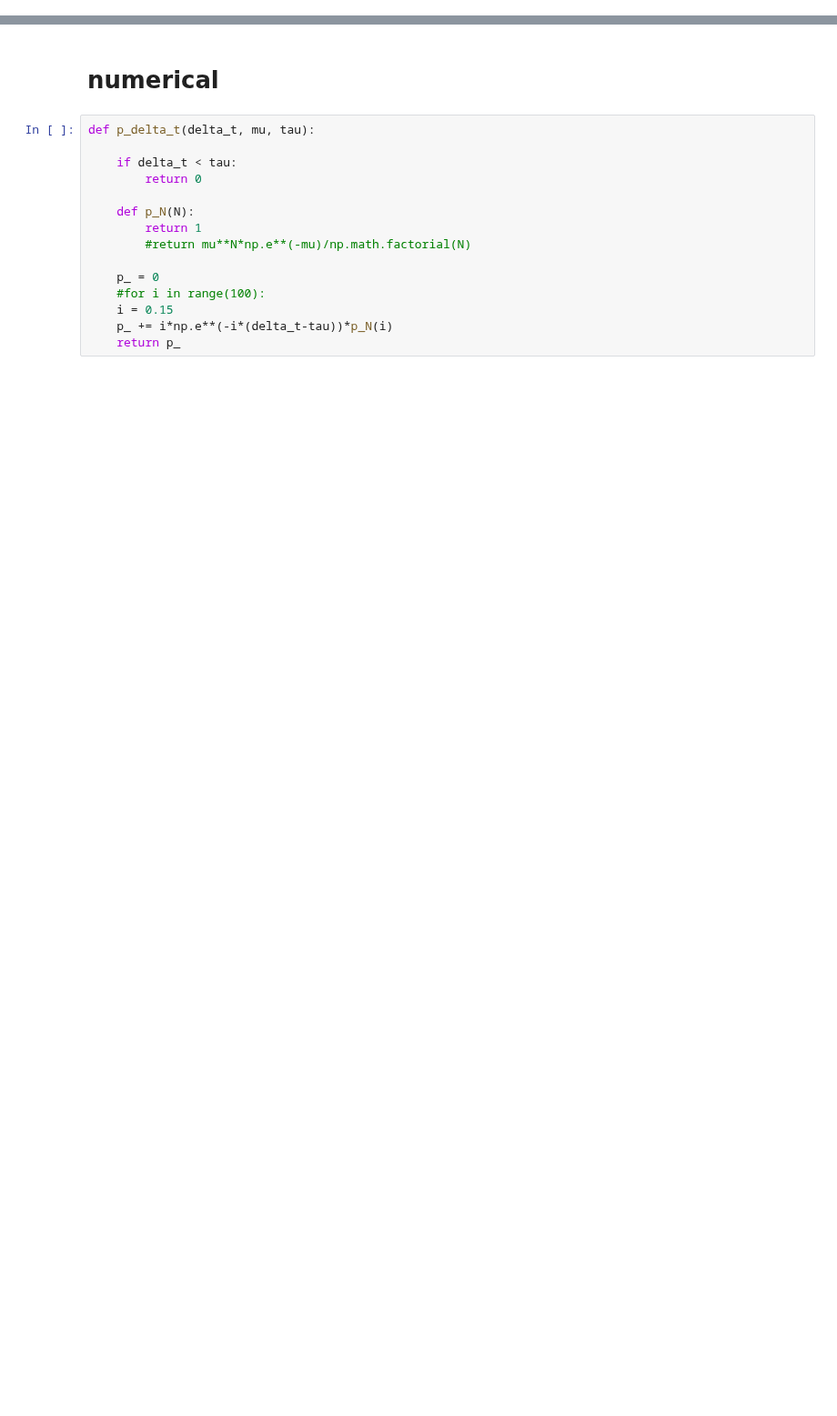
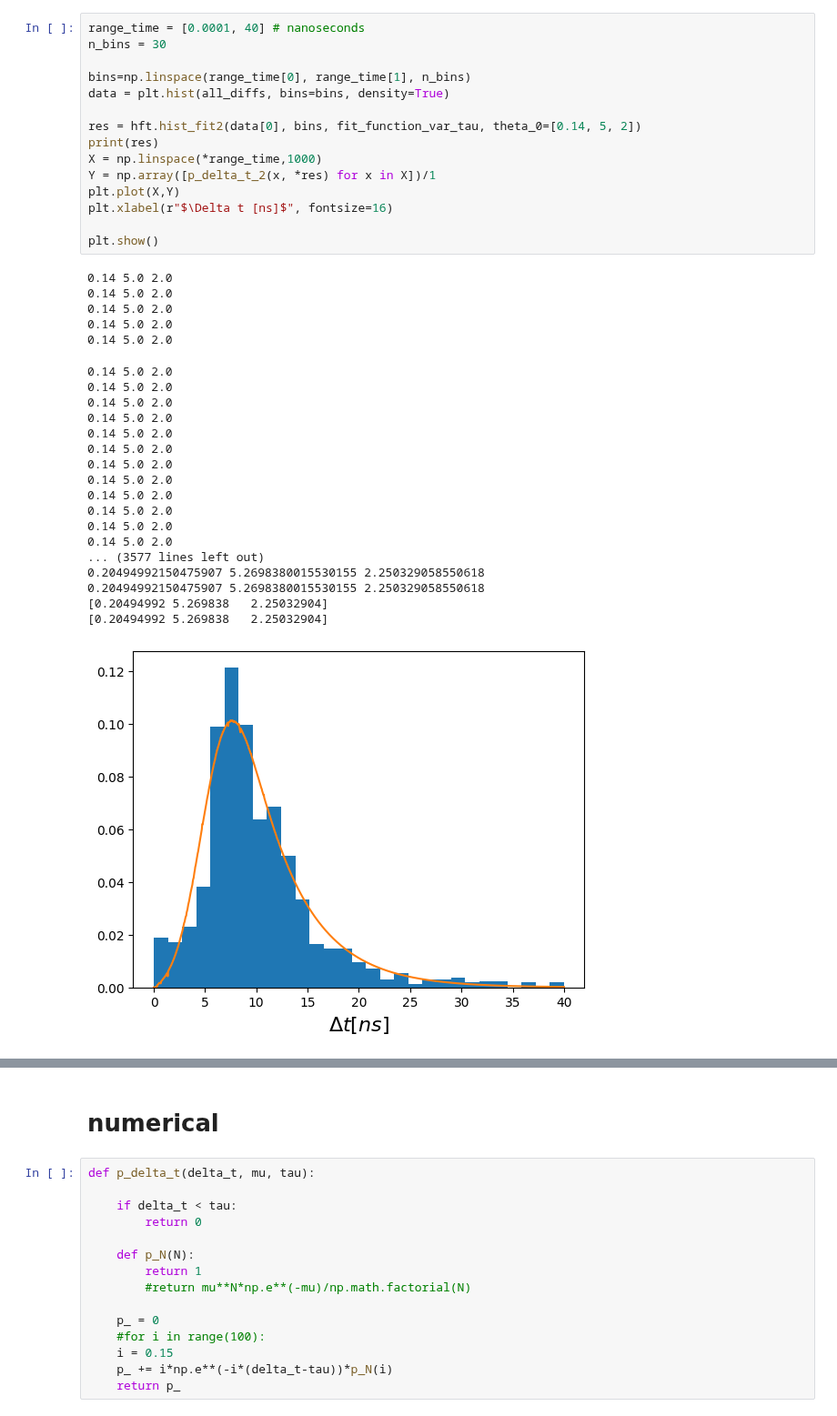
Before and after one commit to Valerio-Amico/Lab-Rydberg, a Jupyter notebook: thesis/death_time/diff_histogram.ipynb, the cells around one changed output, grey strips where cells are left out. Shown at 91% size. Drawn from its saved outputs; the diff is of its cells as text; blank space fills up the shorter version.

```diff
--- a/thesis/death_time/diff_histogram.ipynb
+++ b/thesis/death_time/diff_histogram.ipynb
@@ -106 +171,40 @@ def p_delta_t(delta_t, n, tau):
+# %%
+range_time = [0.0001, 40] # nanoseconds
+n_bins = 30
+
+bins=np.linspace(range_time[0], range_time[1], n_bins)
+data = plt.hist(all_diffs, bins=bins, density=True)
+
+res = hft.hist_fit2(data[0], bins, fit_function_var_tau, theta_0=[0.14, 5, 2])
+print(res)
+X = np.linspace(*range_time,1000)
+Y = np.array([p_delta_t_2(x, *res) for x in X])/1
+plt.plot(X,Y)
+plt.xlabel(r"$\Delta t [ns]$", fontsize=16)
+
+plt.show()
+# %% [output]
+0.14 5.0 2.0
+0.14 5.0 2.0
+0.14 5.0 2.0
+0.14 5.0 2.0
+0.14 5.0 2.0
+0.14 5.0 2.0
+0.14 5.0 2.0
+0.14 5.0 2.0
+0.14 5.0 2.0
+0.14 5.0 2.0
+0.14 5.0 2.0
+0.14 5.0 2.0
+0.14 5.0 2.0
+0.14 5.0 2.0
+0.14 5.0 2.0
+0.14 5.0 2.0
+0.14 5.0 2.0
+... (3577 lines left out)
+0.20494992150475907 5.2698380015530155 2.250329058550618
+0.20494992150475907 5.2698380015530155 2.250329058550618
+[0.20494992 5.269838   2.25032904]
+[0.20494992 5.269838   2.25032904]
+[figure, added]
 # %%
```
Also changed, not shown: parts of 10 cells of this notebook, 27 other files.
